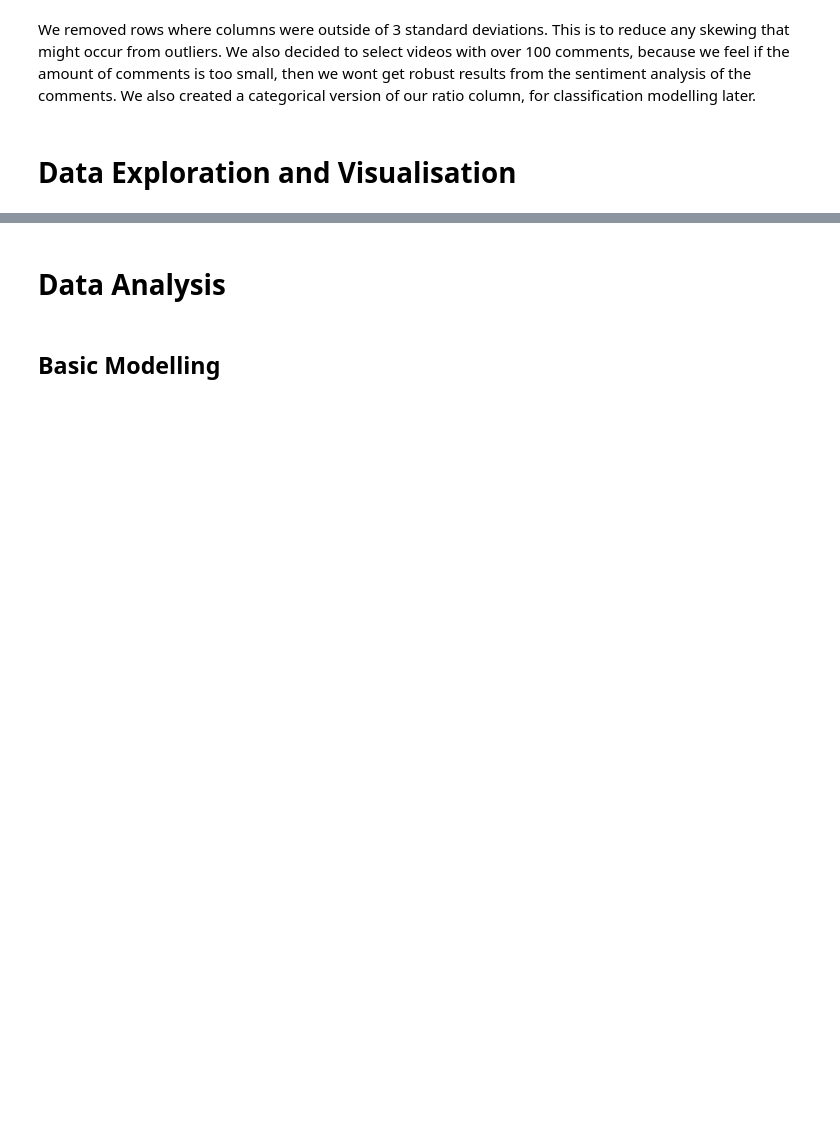
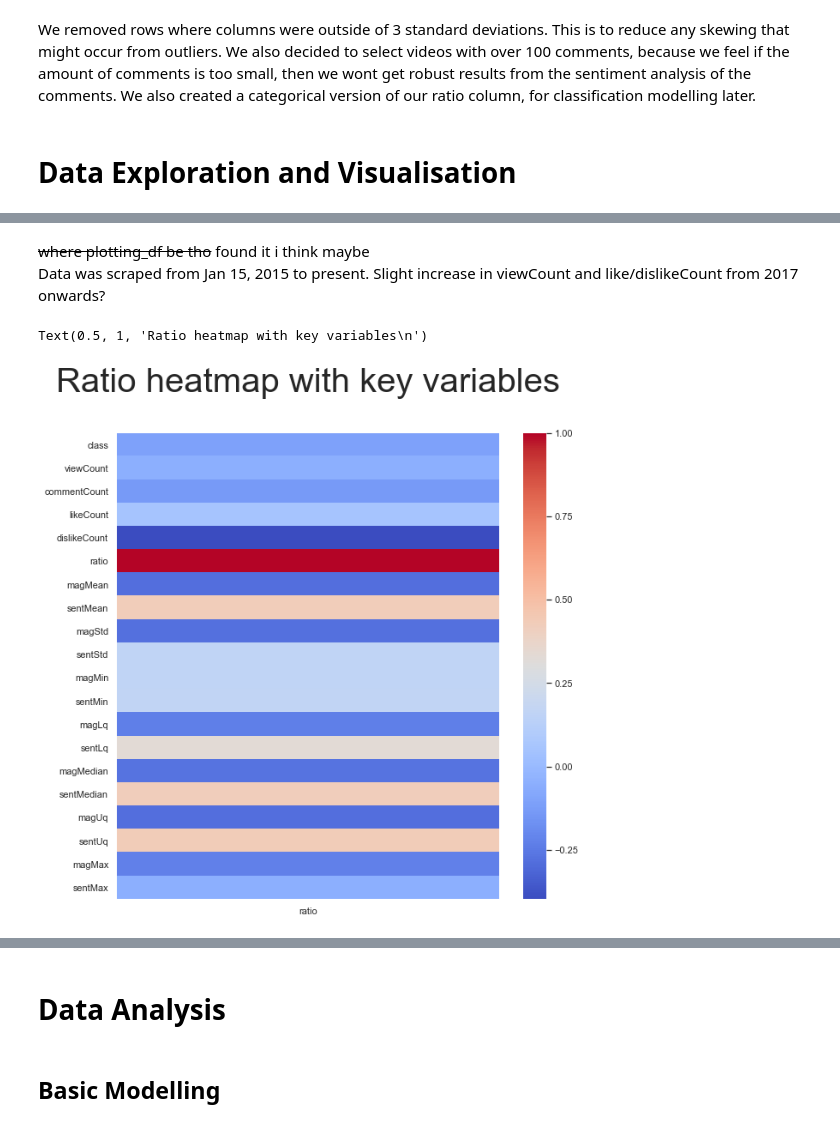
Before and after one commit to snc-89/sentiment_analysis_notebook, a Jupyter notebook: Final-portfolio-draft.ipynb, the cells around one changed output, grey strips where cells are left out. Drawn from its saved outputs; the diff is of its cells as text; code cells hidden in the pictures; blank space fills up the shorter version.

```diff
--- a/Final-portfolio-draft.ipynb
+++ b/Final-portfolio-draft.ipynb
@@ -130,0 +294,12 @@ We removed rows where columns were outside of 3 standard deviations. This is to
+# %% [markdown]
+~~where plotting_df be tho~~ found it i think maybe
+Data was scraped from Jan 15, 2015 to present.
+Slight increase in viewCount and like/dislikeCount from 2017 onwards?
+# %%
+plt.figure(figsize=(10,10))
+ratio_correlation = vids.corr().ratio
+sns.heatmap(ratio_correlation.to_frame(),cmap = 'coolwarm')
+plt.title('Ratio heatmap with key variables\n',size=40)
+# %% [output]
+Text(0.5, 1, 'Ratio heatmap with key variables\n')
+[figure, added]
```
Also changed, not shown: parts of 33 cells of this notebook.
